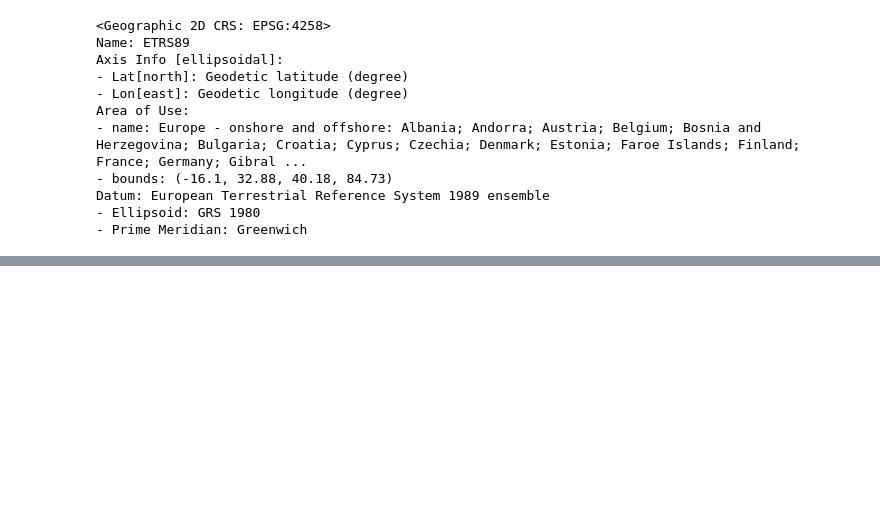
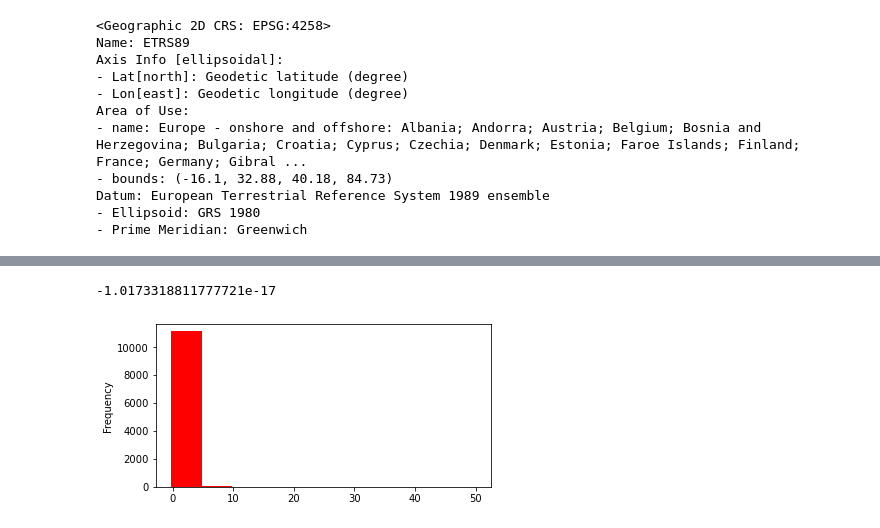
Before and after one commit to seriousdeejay/citynet, a Jupyter notebook: src/analyses/Brecht/dataframe_for_gm.ipynb, the cells around one changed output, grey strips where cells are left out. Cells and saved outputs as stored; diff of their text form; code cells hidden in the pictures; blank space fills up the shorter version.

Commit message:
calculated planar distances, start on gravity model

```diff
--- a/src/analyses/Brecht/dataframe_for_gm.ipynb
+++ b/src/analyses/Brecht/dataframe_for_gm.ipynb
@@ -378,0 +541,10 @@ output_df.to_file(fp)
+# %%
+# add the french collocations
+file_name = "citypairs_french_20220603.csv"
+fp = os.path.join(OUTDIR, file_name)
+pairs_df_fr = pd.read_csv(fp, sep=';')
+
+joined_df['collocation_fr'] = pairs_df_fr['collocation'].copy()
+# %%
+gravity_df = joined_df[['city_A', 'city_B', 'SizeMUA1k_A', 'SizeMUA1k_B',
+                        'distance', 'collocation_en', 'collocation_fr',]]
@@ -378,0 +572,12 @@ output_df.to_file(fp)
+# %%
+def normalize_en(row):
+    val = (row['collocation_en']-np.mean(gravity_df['collocation_en']))/np.std(gravity_df['collocation_en'])
+    return val
+
+def normalize_fr(row):
+    val = (row['collocation_fr']-np.mean(gravity_df['collocation_fr']))/np.std(gravity_df['collocation_fr'])
+    return val
+# %%
+# z-score normalisation of collocations
+gravity_df['collocation_en_norm'] = gravity_df.apply(normalize_en, axis=1)
+gravity_df['collocation_fr_norm'] = gravity_df.apply(normalize_fr, axis=1)
@@ -378,0 +603,11 @@ output_df.to_file(fp)
+# %%
+np.mean(gravity_df.collocation_en_norm)
+# %% [output]
+-1.0173318811777721e-17
+# %%
+import matplotlib.pyplot as plt
+%matplotlib inline
+
+gravity_df['collocation_en_norm'].plot.hist(color = 'red', figsize = (6, 3));
+# %% [output]
+[figure, added]
```
Also changed, not shown: parts of 34 cells of this notebook, 4 other files.
